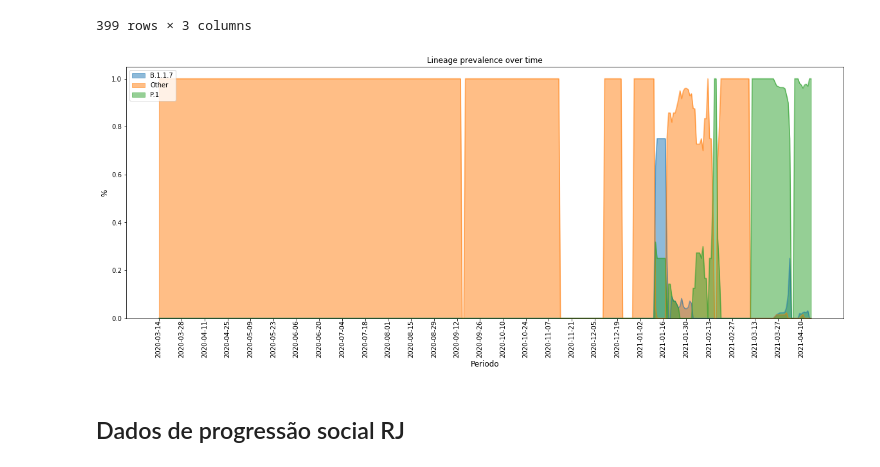
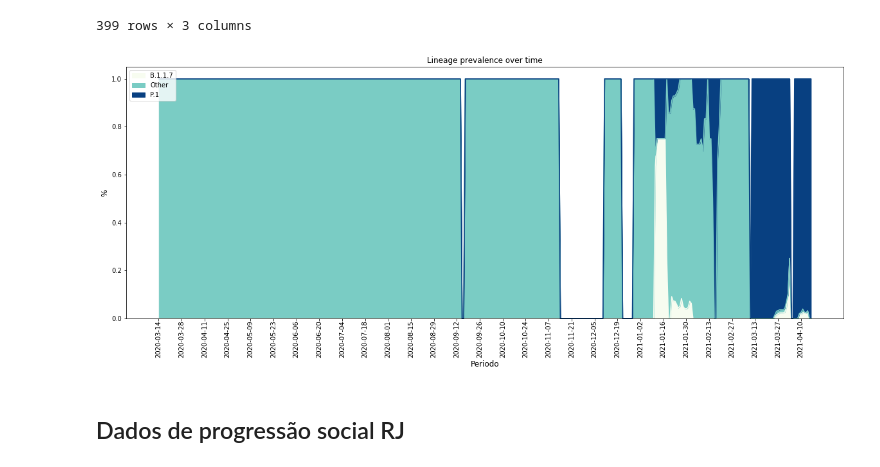
Before and after one commit to fbosousa/covid19, a Jupyter notebook: dados_rj.ipynb, the cells around one changed output. Saved outputs shown, nothing was run; the diff lists cells and outputs as text; code cells hidden in the pictures.

```diff
--- a/dados_rj.ipynb
+++ b/dados_rj.ipynb
@@ -312,17 +367,18 @@ Shape of dataset:  (399, 3)
 | 2021-04-16 03:00:00+00:00 | 0.000000 | 0.0 | 1.000000 |
 399 rows × 3 columns
 # %%
+
 fig,ax= plt.subplots(figsize = (20, 8))
 xtick_labels = lineage_prevalence.index.values.astype('M8[D]').tolist()[::14]
-lineage_prevalence.plot(kind='area', ax=ax, stacked=False,xticks=xtick_labels)
+lineage_prevalence.plot(kind='area', ax=ax, stacked=True,xticks=xtick_labels, colormap = plt.get_cmap('GnBu'))
 ax.set_ylabel('%',fontsize = 12)
 ax.set_xticklabels(xtick_labels, rotation=90, fontdict={'horizontalalignment': 'center', 'verticalalignment': 'center_baseline'})
 ax.set_xlabel('Periodo',fontsize = 12)
 ax.set_title("Lineage prevalence over time", fontsize = 12)
 ax.legend(loc = "upper left", fontsize = 10)
 plt.show()
 # %% [output]
-[figure, old version]
+[figure, new version]
 # %% [markdown]
 ## Dados de progressão social RJ
 # %% [markdown]
```
Also changed, not shown: parts of 21 cells of this notebook.
